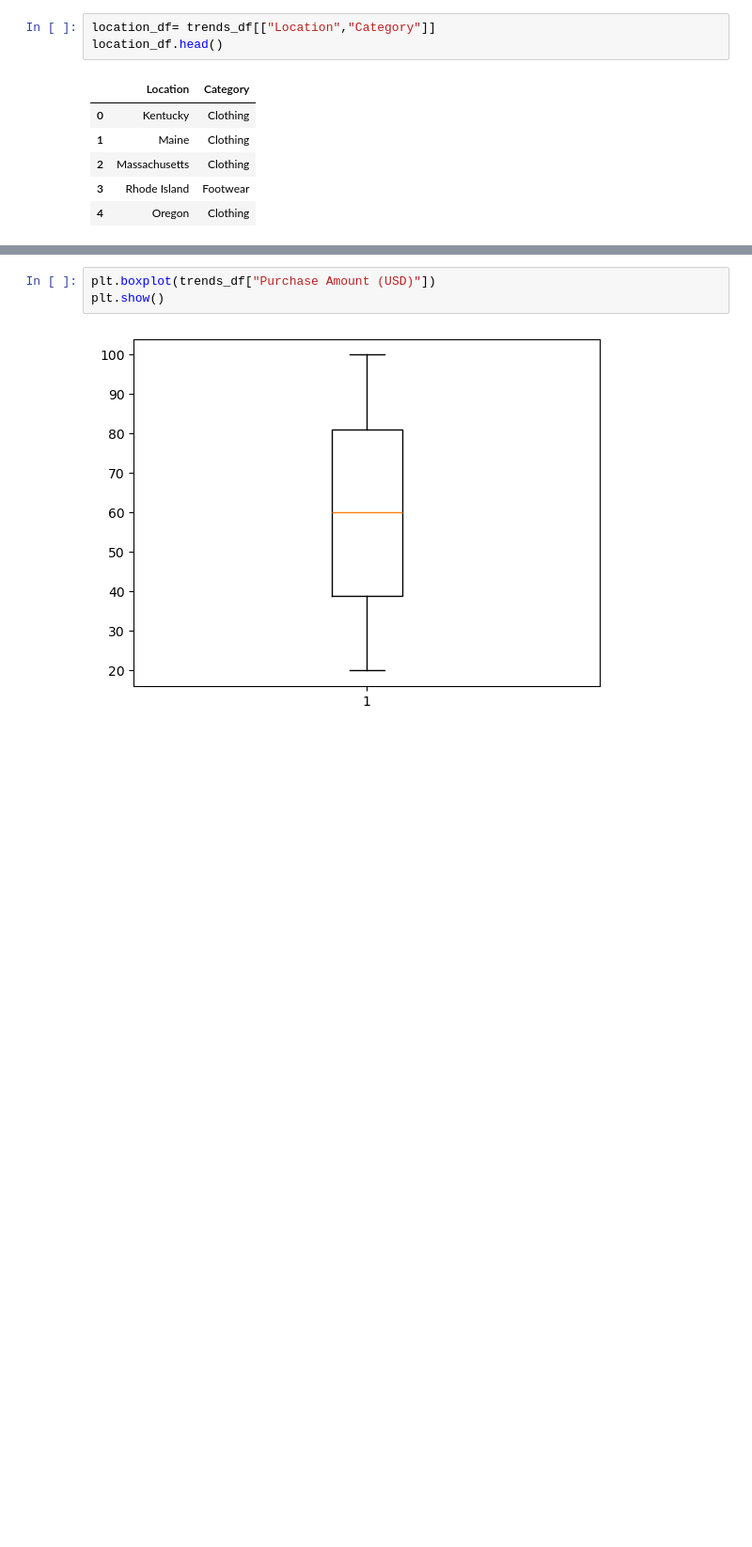
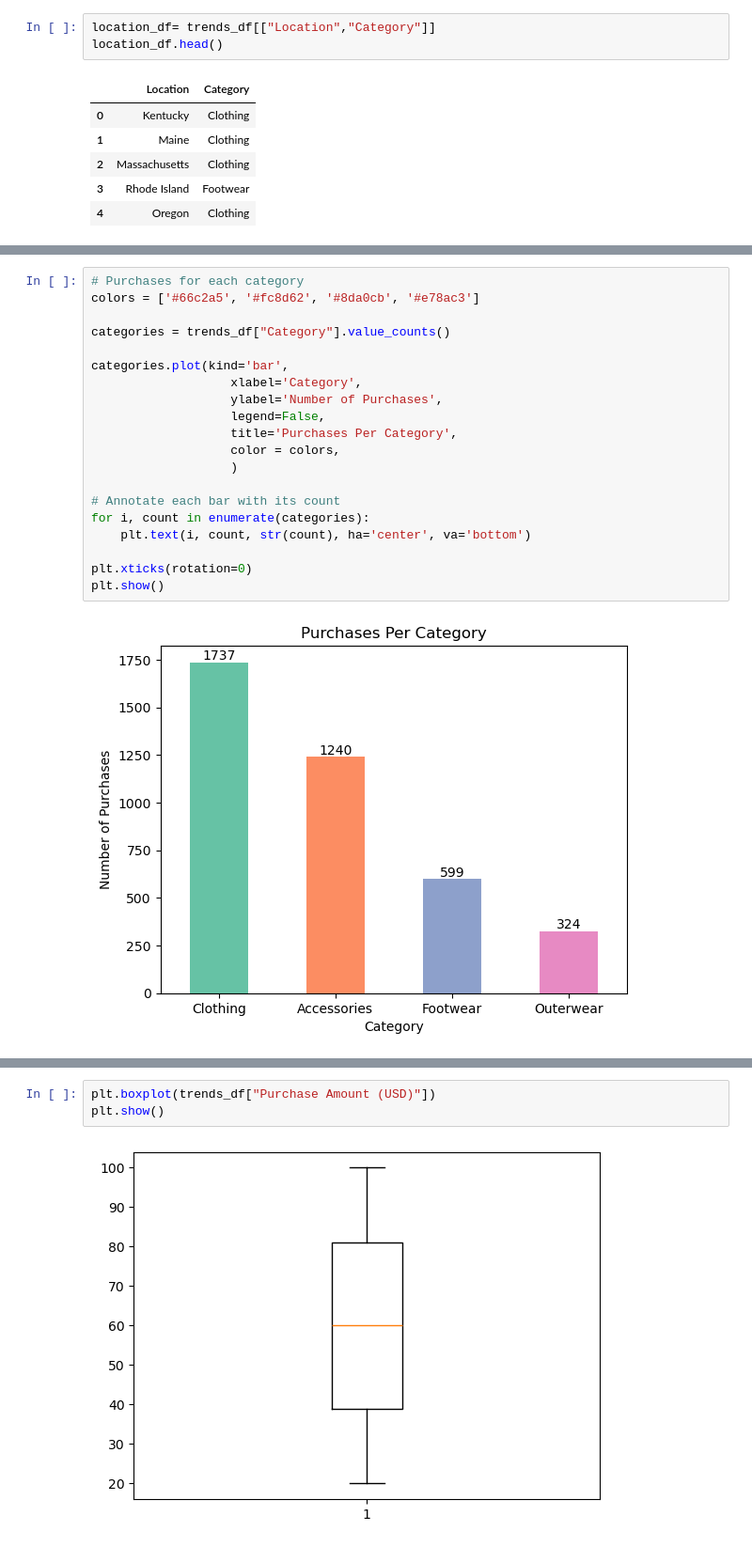
Before and after one commit to kasheshjaiin/Project-1-Customer-Shopping-Trends, a Jupyter notebook: charu.ipynb, the cells around one changed output, grey strips where cells are left out. Shown: that part at 94% size. Drawn from its saved outputs; the diff is of its cells as text; blank space fills up the shorter version.

```diff
--- a/charu.ipynb
+++ b/charu.ipynb
@@ -105,0 +97,22 @@ location_df.head()
+# %%
+# Purchases for each category
+colors = ['#66c2a5', '#fc8d62', '#8da0cb', '#e78ac3']
+
+categories = trends_df["Category"].value_counts()
+
+categories.plot(kind='bar',
+                   xlabel='Category',
+                   ylabel='Number of Purchases',
+                   legend=False,
+                   title='Purchases Per Category',
+                   color = colors,
+                   )
+
+# Annotate each bar with its count
+for i, count in enumerate(categories):
+    plt.text(i, count, str(count), ha='center', va='bottom')
+
+plt.xticks(rotation=0)
+plt.show()
+# %% [output]
+[figure, added]
```
Also changed, not shown: parts of 21 cells of this notebook.
